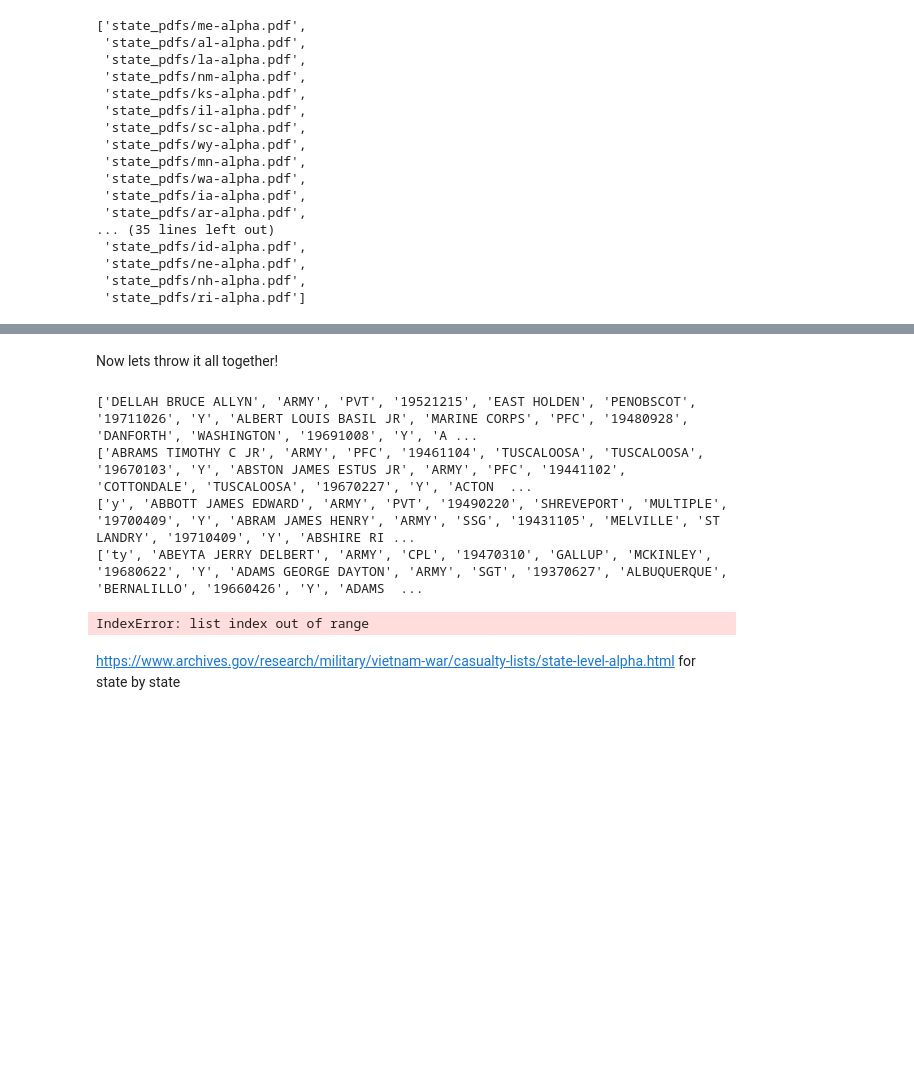
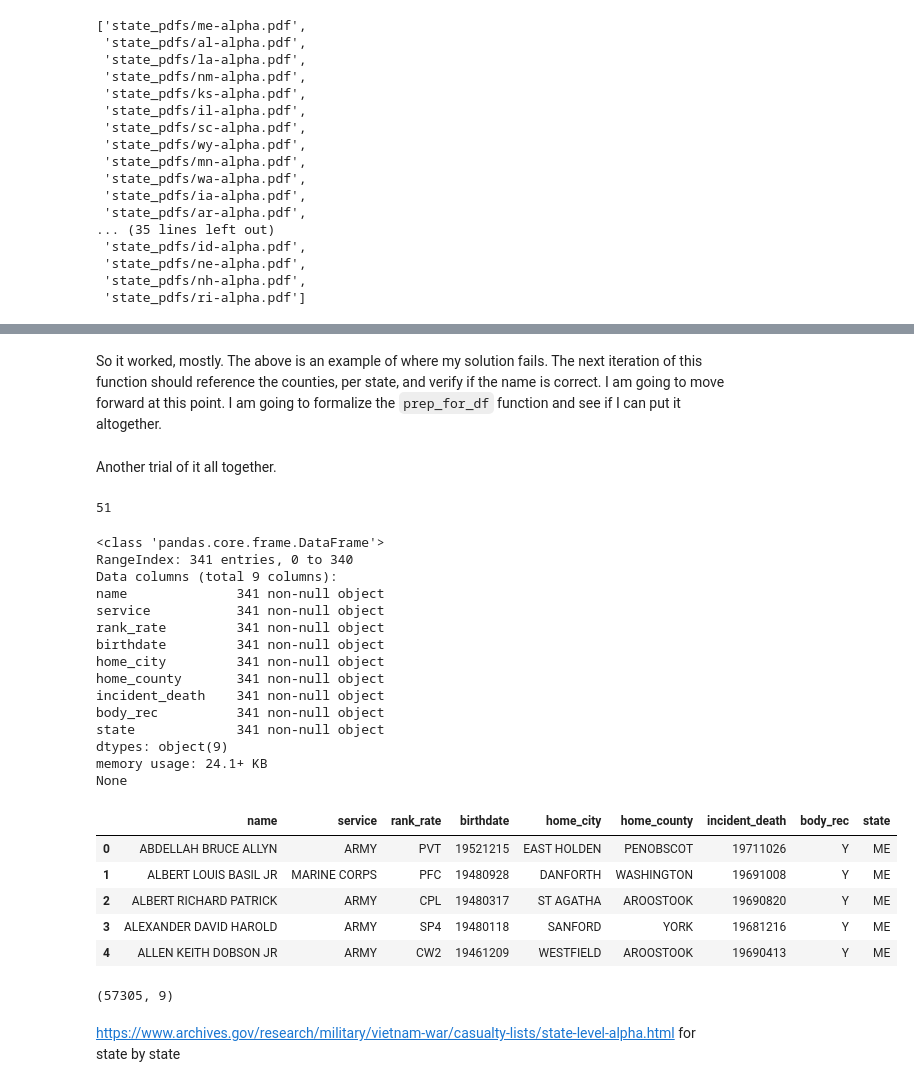
Before and after one commit to Socjon/Vietnam_visual, a Jupyter notebook: Untitled.ipynb, the cells around one changed output, grey strips where cells are left out. Drawn from its saved outputs; the diff is of its cells as text; code cells hidden in the pictures; blank space fills up the shorter version.

Commit message:
Made the state records dataframe.

```diff
--- a/Untitled.ipynb
+++ b/Untitled.ipynb
@@ -100,14 +99,14 @@ def scrape_pdf(pdf_file): #Accepts in a PDF and returns the text of the PDF brok
         pageObj = pdfReader.getPage(counter)
         text = pageObj.extractText()
 
-        text = text[236:]                                     #Removes the head of the document. The next line removed the tail of the document.
-        m = re.search(r".*(?=Source)", text, flags=re.DOTALL) #re.DOTALL - makes the '.' special character match any character at all, including a newline
+        m = re.search(r"(?<=County\n).*(?=Source)", text, flags=re.DOTALL) #re.DOTALL - makes the '.' special character match any character at all, including a newline
         data = m.group(0)
         data_list.extend(data.splitlines())
 
         counter += 1
 
-    data_list.pop() #The last thing at the end of the PDF is some text. Removing it will make it easier to deal with the data.
+    data_list.pop() #The last thing at the end of the PDF, on the last page, is some text. Removing it will make it easier to deal with the data.
+
     return (data_list)
 # %% [markdown]
 Now lets check if my function worked.
@@ -202,10 +202,12 @@ blerg.head()
 Well it looks like I got everything all the peieces together. All that is is left to run through the folder of the PDFs, get the `state` from the file name, and let it go.
 # %%
 pdf_paths = []
+depth = 1
 #Getting the directory of the PDF files.
 for dirpath, dirname, filenames in os.walk('state_pdfs'):
     for name in filenames:
-        if name.endswith('.pdf') == True:
+        #The len(dirpath) is just to focus on the .pdf files without grabbing the other folders.
+        if name.endswith('.pdf') == True and len(dirpath) == 10:
             pdf_paths.append(os.path.join(dirpath, name))
 pdf_paths
 # %% [output]
@@ -228,0 +235,15 @@ pdf_paths
+# %%
+for pdf in pdf_paths:
+
+    state = str(pdf[11:13].upper())
+
+    print(pdf)
+    print(state)
+
+    place_holder = scrape_pdf(pdf)
+
+    #print(place_holder)
+
+    data = prep_for_df(place_holder, state)
+
+    pd.DataFrame(data, columns = ['name', 'service', 'rank_rate', 'birthdate', 'home_city', 'home_county', 'incident_death', 'body_rec', 'state'])
@@ -228,0 +410,2 @@ pdf_paths
+# %% [markdown]
+So it worked, mostly. The above is an example of where my solution fails. The next iteration of this function should reference the counties, per state, and verify if the name is correct. I am going to move forward at this point. I am going to formalize the `prep_for_df` function and see if I can put it altogether.
@@ -229,18 +463,46 @@ pdf_paths
 # %% [markdown]
-Now lets throw it all together!
+Another trial of it all together.
 # %%
+df_list = []
+
 for pdf in pdf_paths:
 
-    state = pdf[11:13].upper()
+    state = str(pdf[11:13].upper())
 
     place_holder = scrape_pdf(pdf)
-    print(place_holder)
+
     data = prep_for_df(place_holder, state)
 
-    pd.DataFrame(data, columns = ['name', 'service', 'rank_rate', 'birthdate', 'home_city', 'home_county', 'incident_death', 'body_rec', 'state'])
+    df_list.append(pd.DataFrame(data, columns = ['name', 'service', 'rank_rate', 'birthdate', 'home_city', 'home_county', 'incident_death', 'body_rec', 'state']))
-# %% [output]
-['DELLAH BRUCE ALLYN', 'ARMY', 'PVT', '19521215', 'EAST HOLDEN', 'PENOBSCOT', '19711026', 'Y', 'ALBERT LOUIS BASIL JR', 'MARINE CORPS', 'PFC', '19480928', 'DANFORTH', 'WASHINGTON', '19691008', 'Y', 'A ...
-['ABRAMS TIMOTHY C JR', 'ARMY', 'PFC', '19461104', 'TUSCALOOSA', 'TUSCALOOSA', '19670103', 'Y', 'ABSTON JAMES ESTUS JR', 'ARMY', 'PFC', '19441102', 'COTTONDALE', 'TUSCALOOSA', '19670227', 'Y', 'ACTON  ...
-['y', 'ABBOTT JAMES EDWARD', 'ARMY', 'PVT', '19490220', 'SHREVEPORT', 'MULTIPLE', '19700409', 'Y', 'ABRAM JAMES HENRY', 'ARMY', 'SSG', '19431105', 'MELVILLE', 'ST LANDRY', '19710409', 'Y', 'ABSHIRE RI ...
-['ty', 'ABEYTA JERRY DELBERT', 'ARMY', 'CPL', '19470310', 'GALLUP', 'MCKINLEY', '19680622', 'Y', 'ADAMS GEORGE DAYTON', 'ARMY', 'SGT', '19370627', 'ALBUQUERQUE', 'BERNALILLO', '19660426', 'Y', 'ADAMS  ...
-IndexError: list index out of range
+# %%
+len(df_list)
+# %% [output]
+51
+# %%
+state_records = df_list[0]
+del df_list[0]
+
+print(state_records.info())
+state_records.head()
+# %% [output]
+<class 'pandas.core.frame.DataFrame'>
+RangeIndex: 341 entries, 0 to 340
+Data columns (total 9 columns):
+name              341 non-null object
+service           341 non-null object
+rank_rate         341 non-null object
+birthdate         341 non-null object
+home_city         341 non-null object
+home_county       341 non-null object
+incident_death    341 non-null object
+body_rec          341 non-null object
+state             341 non-null object
+dtypes: object(9)
+memory usage: 24.1+ KB
+None
+|  | name | service | rank_rate | birthdate | home_city | home_county | incident_death | body_rec | state |
+| 0 | ABDELLAH BRUCE ALLYN | ARMY | PVT | 19521215 | EAST HOLDEN | PENOBSCOT | 19711026 | Y | ME |
+| 1 | ALBERT LOUIS BASIL JR | MARINE CORPS | PFC | 19480928 | DANFORTH | WASHINGTON | 19691008 | Y | ME |
+| 2 | ALBERT RICHARD PATRICK | ARMY | CPL | 19480317 | ST AGATHA | AROOSTOOK | 19690820 | Y | ME |
+| 3 | ALEXANDER DAVID HAROLD | ARMY | SP4 | 19480118 | SANFORD | YORK | 19681216 | Y | ME |
+| 4 | ALLEN KEITH DOBSON JR | ARMY | CW2 | 19461209 | WESTFIELD | AROOSTOOK | 19690413 | Y | ME |
@@ -247,3 +511,7 @@ IndexError: list index out of range
+# %%
+state_records.shape
+# %% [output]
+(57305, 9)
 # %%
 blerg = pd.DataFrame(how_long, columns = ['name', 'service', 'rank_rate', 'birthdate', 'home_city', 'home_county', 'incident_death', 'body_rec', 'state'])
 # %% [markdown]
```
Also changed, not shown: parts of 20 cells of this notebook.
